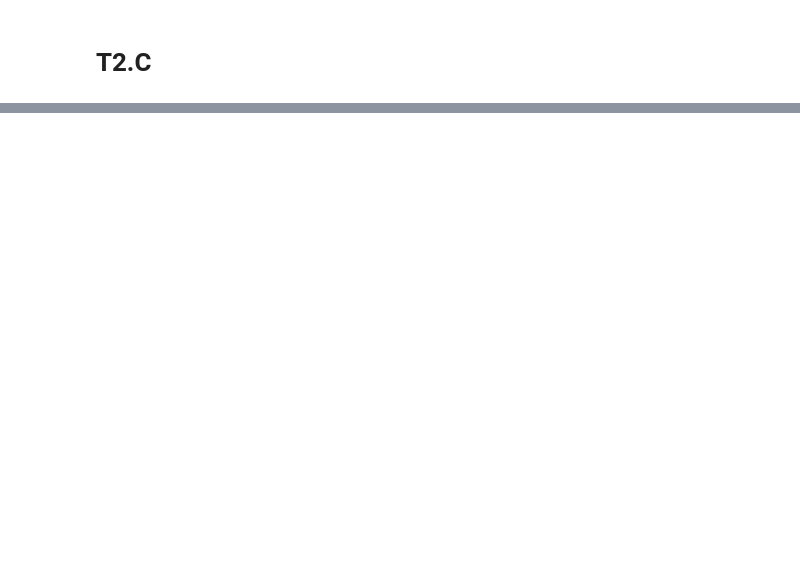
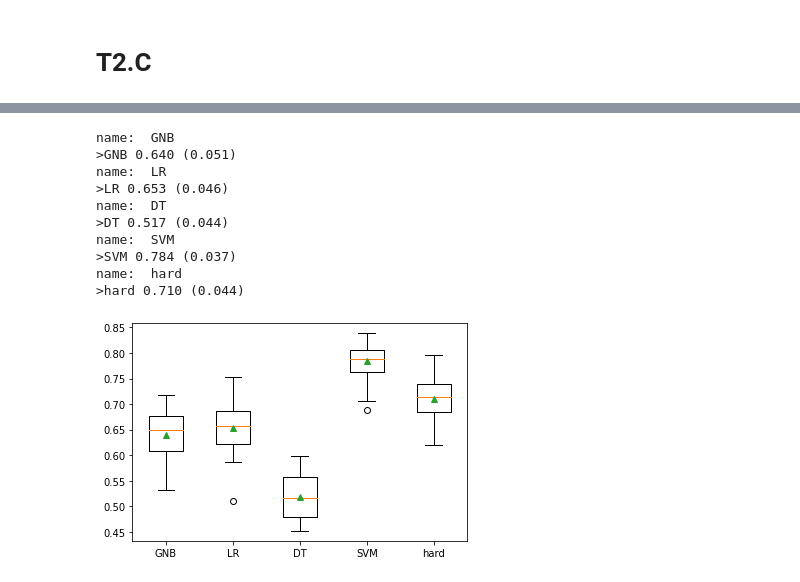
Before and after one commit to claredavies/AutomaticLearning, a Jupyter notebook: Assignment1/SupervisedLearningAssignment.ipynb, the cells around one changed output, grey strips where cells are left out. Saved outputs shown, nothing was run; the diff lists cells and outputs as text; code cells hidden in the pictures; blank space fills up the shorter version.

Commit message:
Implemented soft and hard voting

```diff
--- a/Assignment1/SupervisedLearningAssignment.ipynb
+++ b/Assignment1/SupervisedLearningAssignment.ipynb
@@ -342,0 +353,56 @@ SVM  0.647230   0.647230  0.647230  0.647230
+# %%
+# get a voting ensemble of models
+def get_voting(hardOrSoft):
+ # define the base models
+ # define the voting ensemble
+  models = list()
+
+  models.append(('GNB', GaussianNB()))
+  models.append(('LR', LogisticRegression(C = 1, penalty = 'l2', solver ='saga', max_iter = 5000, tol = 0.001)))
+  models.append(('DT', DecisionTreeClassifier(criterion= "entropy", max_depth = None,  min_samples_leaf= 1)))
+  models.append(('SVM', SVC(C= 1.0, kernel= "rbf", gamma = "scale", probability = True, max_iter = 5000, tol = 0.05)))
+
+  # define the voting ensemble
+  ensemble = VotingClassifier(estimators=models, voting=hardOrSoft)
+  return ensemble
+# %%
+def get_models(hardOrSoft):
+  models = dict()
+
+  models['GNB'] = GaussianNB()
+  models['LR'] = LogisticRegression(C = 1, penalty = 'l2', solver ='saga', max_iter = 5000, tol = 0.001)
+  models['DT'] = DecisionTreeClassifier(criterion= "entropy", max_depth = None,  min_samples_leaf= 1)
+  models['SVM'] = SVC(C= 1.0, kernel= "rbf", gamma = "scale", probability = True, max_iter = 5000, tol = 0.05)
+
+  models[hardOrSoft] = get_voting(hardOrSoft)
+  return models
+# %%
+def evaluate_model(model, X, y):
+ cv = RepeatedStratifiedKFold(n_splits=10, n_repeats=3, random_state=1)
+ scores = cross_val_score(model, X, y, scoring='accuracy', cv=cv, n_jobs=-1, error_score='raise')
+ return scores
+# %%
+models = get_models('hard')
+# evaluate the models and store results
+results, names = list(), list()
+for name, model in models.items():
+ print("name:  " + name)
+ scores = evaluate_model(model, X, Y)
+ results.append(scores)
+ names.append(name)
+ print('>%s %.3f (%.3f)' % (name, mean(scores), std(scores)))
+# plot model performance for comparison
+pyplot.boxplot(results, labels=names, showmeans=True)
+pyplot.show()
+# %% [output]
+name:  GNB
+>GNB 0.640 (0.051)
+name:  LR
+>LR 0.653 (0.046)
+name:  DT
+>DT 0.517 (0.044)
+name:  SVM
+>SVM 0.784 (0.037)
+name:  hard
+>hard 0.710 (0.044)
+[figure, added]
```
Also changed, not shown: parts of 13 cells of this notebook.
